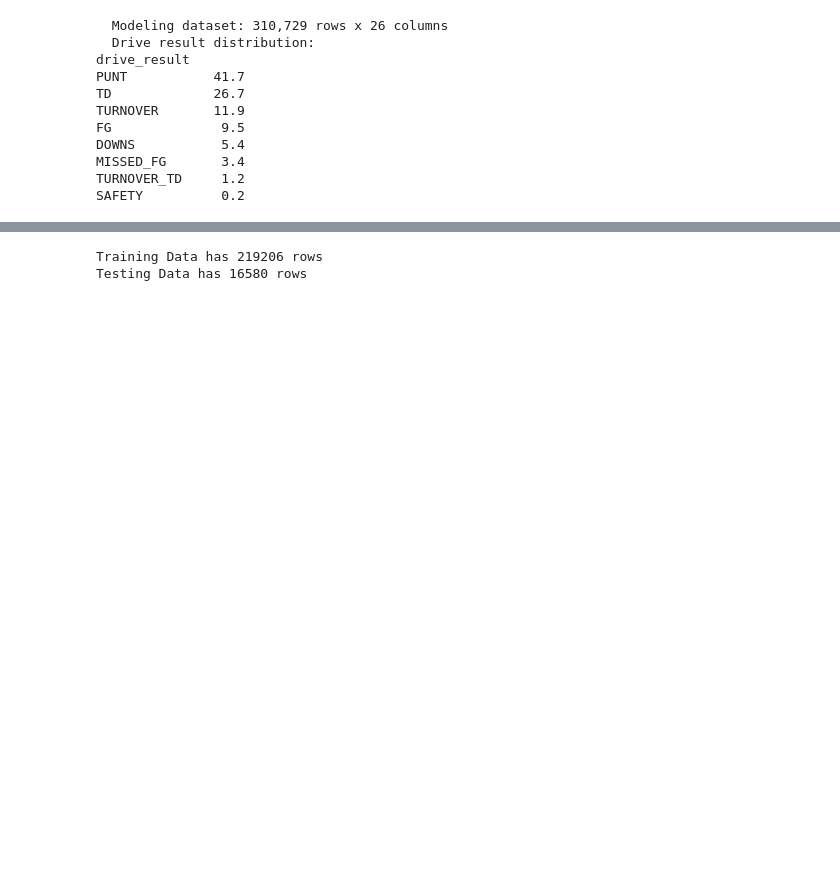
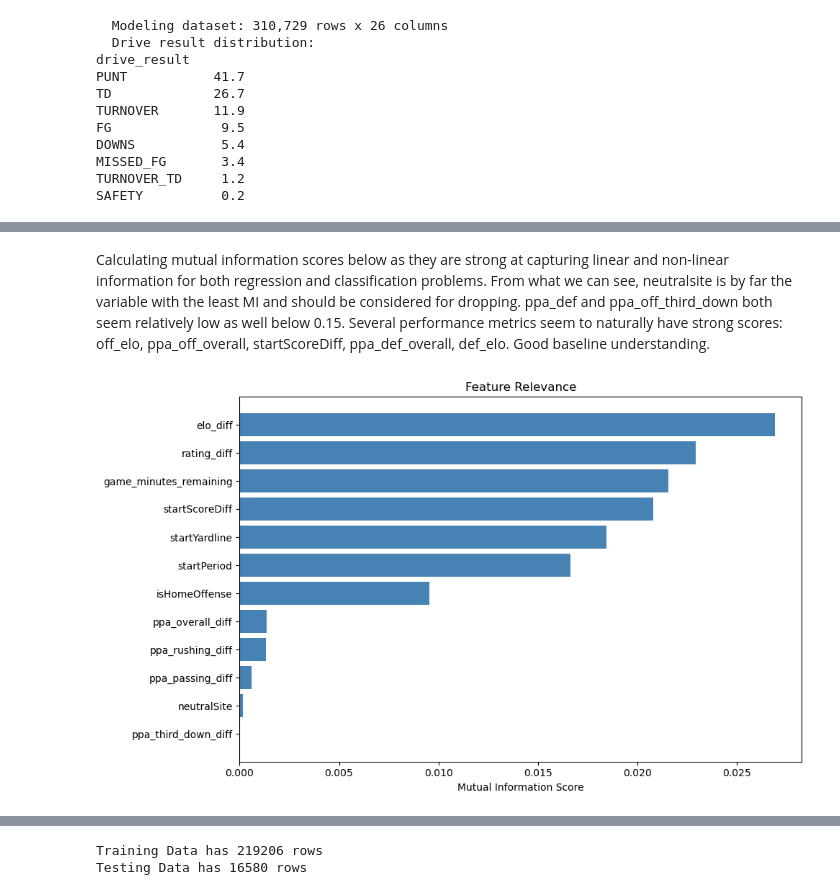
Before and after one commit to truett-jt/CFB-Simulator, a Jupyter notebook: cfb.ipynb, the cells around one changed output, grey strips where cells are left out. Saved outputs shown, nothing was run; the diff lists cells and outputs as text; code cells hidden in the pictures; blank space fills up the shorter version.

```diff
--- a/cfb.ipynb
+++ b/cfb.ipynb
@@ -562,0 +626,31 @@ Target Classes: ['DOWNS', 'FG', 'MISSED_FG', 'PUNT', 'SAFETY', 'TD', 'TURNOVER',
+# %% [markdown]
+Calculating mutual information scores below as they are strong at capturing linear and non-linear information for both regression and classification problems. From what we can see, neutralsite is by far the variable with the least MI and should be considered for dropping. ppa_def and ppa_off_third_down both seem relatively low as well below 0.15. Several performance metrics seem to naturally have strong scores: off_elo, ppa_off_overall, startScoreDiff, ppa_def_overall, def_elo. Good baseline understanding.
+# %%
+from sklearn.feature_selection import mutual_info_classif
+from sklearn.preprocessing import MinMaxScaler
+
+# set up scaler for mutual information
+scaler = MinMaxScaler()
+X_scaled_min_max = scaler.fit_transform(X)
+
+# run mutual information
+mi_scores = mutual_info_classif(
+    X_scaled_min_max, y,
+    random_state=42
+)
+
+# set up dataframe
+mi_df = pd.DataFrame({
+    "feature": FEATURE_COLS,
+    "mutual_info": mi_scores
+}).sort_values("mutual_info")
+
+# plot the MI scores
+plt.figure(figsize=(10, 6))
+plt.barh(mi_df["feature"], mi_df["mutual_info"], color="steelblue")
+plt.xlabel("Mutual Information Score")
+plt.title("Feature Relevance")
+plt.tight_layout()
+plt.savefig("reports/mutual_information.png", dpi=150)
+# %% [output]
+[figure, added]
```
Also changed, not shown: parts of 32 cells of this notebook, 5 other files.
